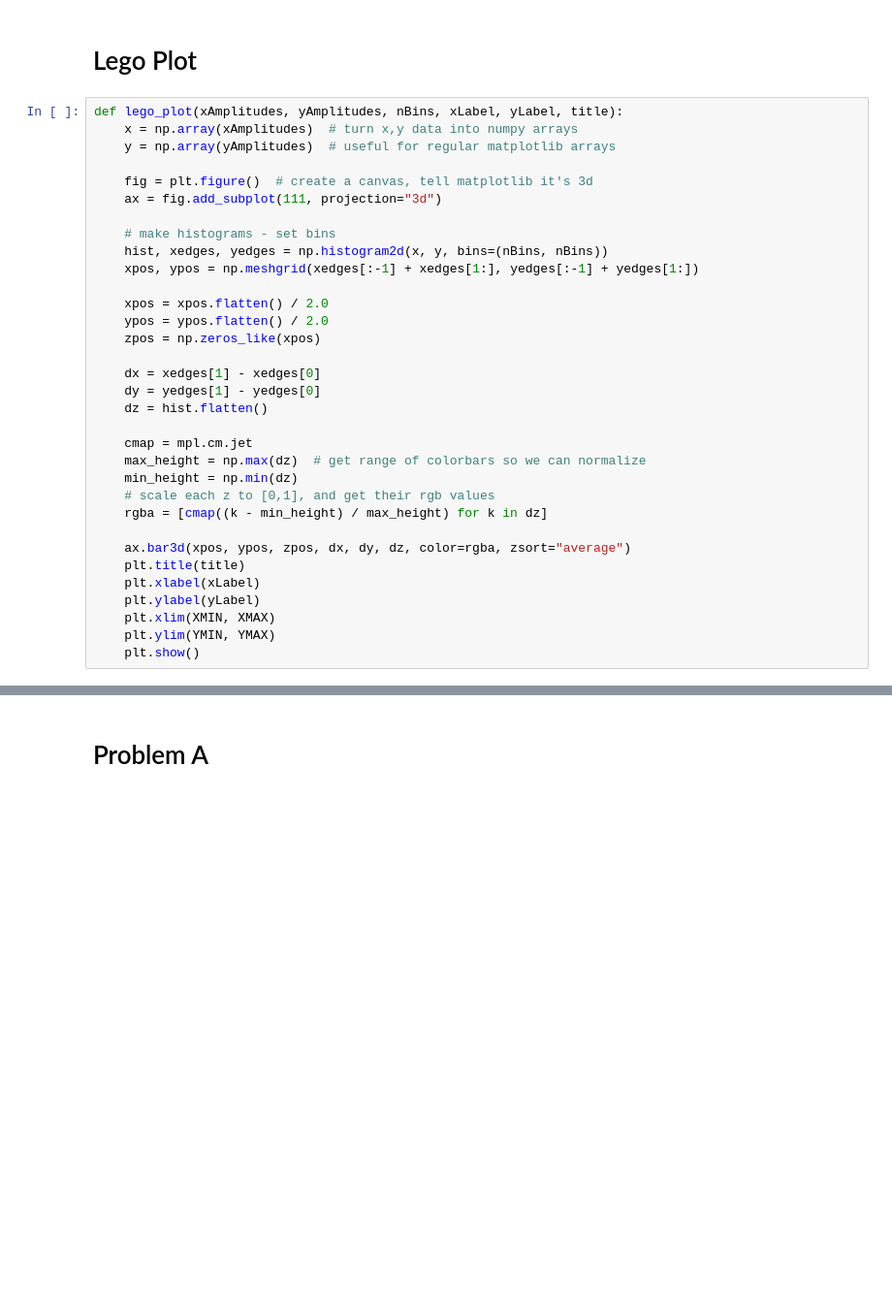
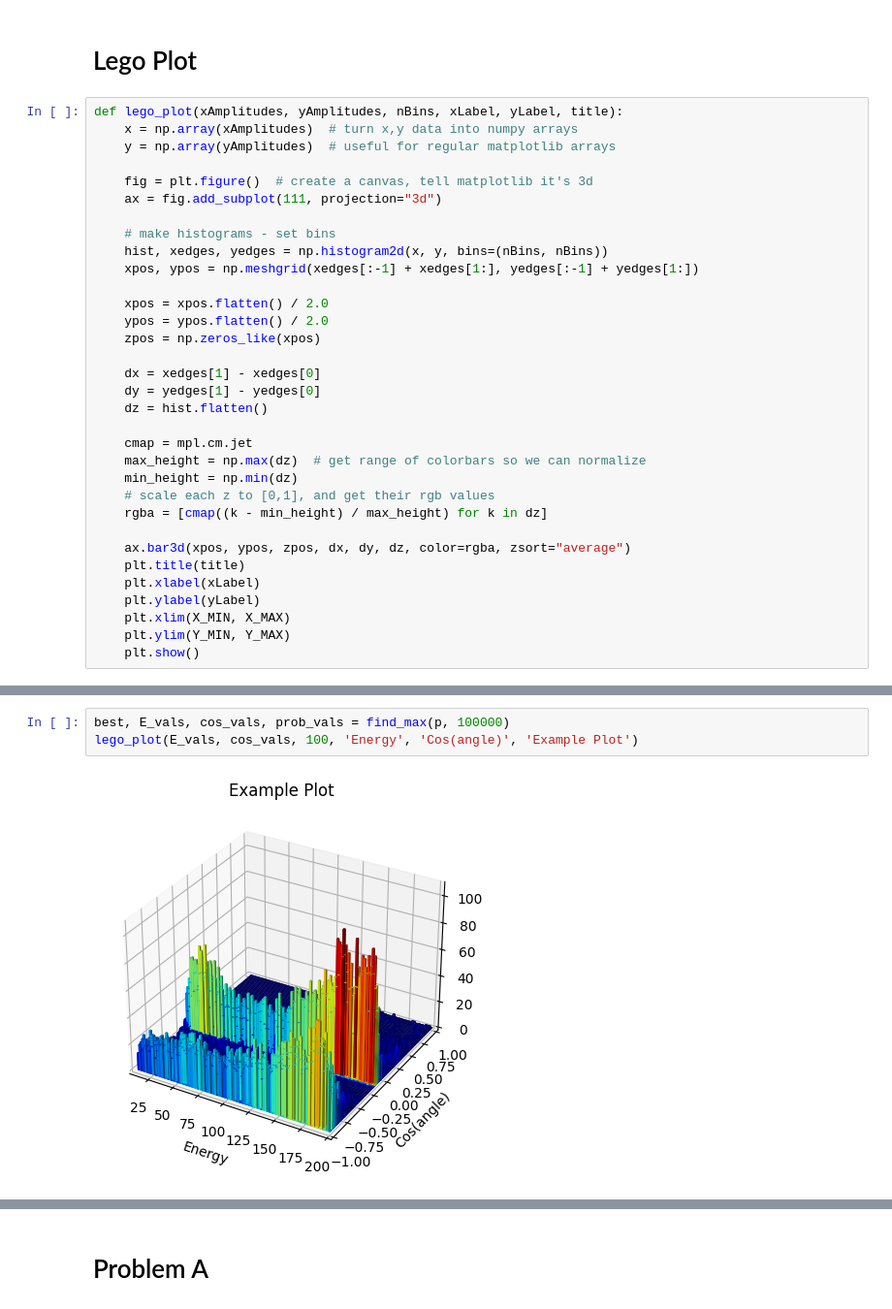
Before and after one commit to wross3150/Phys-142-Project, a Jupyter notebook: Physics_142_Final_Project.ipynb, the cells around one changed output, grey strips where cells are left out. Shown: that part at 97% size. Cells and saved outputs as stored; diff of their text form; blank space fills up the shorter version.

```diff
--- a/Physics_142_Final_Project.ipynb
+++ b/Physics_142_Final_Project.ipynb
@@ -90,8 +83,8 @@ def lego_plot(xAmplitudes, yAmplitudes, nBins, xLabel, yLabel, title):
     plt.title(title)
     plt.xlabel(xLabel)
     plt.ylabel(yLabel)
-    plt.xlim(XMIN, XMAX)
-    plt.ylim(YMIN, YMAX)
+    plt.xlim(X_MIN, X_MAX)
+    plt.ylim(Y_MIN, Y_MAX)
     plt.show()
 # %% [markdown]
 # Find Maximum
@@ -147,0 +159,5 @@ plt.show()
+# %%
+best, E_vals, cos_vals, prob_vals = find_max(p, 100000)
+lego_plot(E_vals, cos_vals, 100, 'Energy', 'Cos(angle)', 'Example Plot')
+# %% [output]
+[figure, added]
```
Also changed, not shown: parts of 13 cells of this notebook.
